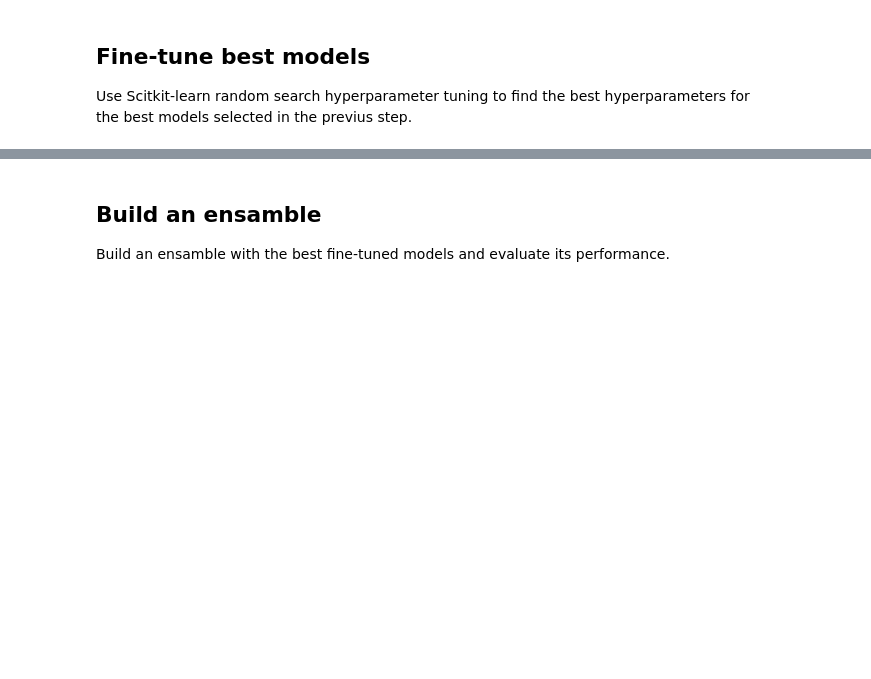
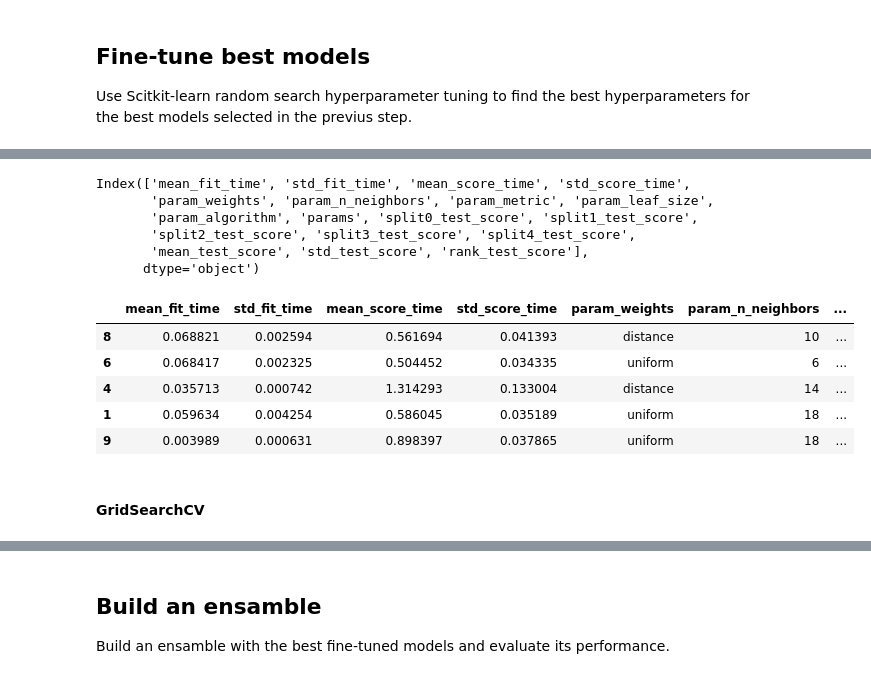
Before and after one commit to mikongame/California-Housing-Prices-Machine-Learning-Test-for-E-sports-Trading-SL, a Jupyter notebook: test_ml.ipynb, the cells around one changed output, grey strips where cells are left out. Saved outputs shown, nothing was run; the diff lists cells and outputs as text; code cells hidden in the pictures; blank space fills up the shorter version.

```diff
--- a/test_ml.ipynb
+++ b/test_ml.ipynb
@@ -509,0 +730,20 @@ Use Scitkit-learn random search hyperparameter tuning to find the best hyperpara
+# %%
+decision_tree = DecisionTreeRegressor(random_state = 42)
+
+max_depth = [int(x) for x in np.linspace(10, 110, num = 11)]
+max_depth.append(None)
+
+param_grid =  {'criterion': ['mse', 'mae', 'friedman_mse'],
+               'max_depth': max_depth,
+               'max_features': ['auto', 'sqrt', 'log2'],
+               'min_samples_leaf': np.arange(1,20),
+               'min_samples_split': np.arange(2,25),
+               }
+
+grid = GridSearchCV(decision_tree, param_grid, cv=3, scoring='r2', verbose=2, n_jobs=-1, refit=True)
+
+grid.fit(X_train, y_train)
+
+grid.best_estimator_
+
+print(grid.best_params_)
@@ -509,0 +758,21 @@ Use Scitkit-learn random search hyperparameter tuning to find the best hyperpara
+# %%
+kn_regressor = KNeighborsRegressor()
+
+n_neighbors = [int(x) for x in np.linspace(2, 20, num = 10)]
+
+leaf_size = [int(x) for x in np.linspace(10, 100, num = 10)]
+
+param_grid =  {'weights': ['uniform', 'distance'],
+               'n_neighbors': n_neighbors,
+               'algorithm': ['auto', 'ball_tree', 'kd_tree', 'brute'],
+               'metric' : ['euclidean', 'manhattan'],
+               'leaf_size': leaf_size,
+            }
+
+randomized = RandomizedSearchCV(kn_regressor, param_grid, cv=5, scoring='r2', verbose=2, n_jobs=-1, refit=True)
+
+randomized.fit(X_train, y_train)
+
+randomized.best_estimator_
+
+print(randomized.best_params_)
@@ -509,0 +785,22 @@ Use Scitkit-learn random search hyperparameter tuning to find the best hyperpara
+# %%
+randomized_KNR.columns
+# %% [output]
+Index(['mean_fit_time', 'std_fit_time', 'mean_score_time', 'std_score_time',
+       'param_weights', 'param_n_neighbors', 'param_metric', 'param_leaf_size',
+       'param_algorithm', 'params', 'split0_test_score', 'split1_test_score',
+       'split2_test_score', 'split3_test_score', 'split4_test_score',
+       'mean_test_score', 'std_test_score', 'rank_test_score'],
+      dtype='object')
+# %%
+randomized_KNR = pd.DataFrame(randomized.cv_results_)
+randomized_KNR.to_csv('data/output_csv/randomized_KNR.csv')
+randomized_KNR.sort_values(by='rank_test_score', axis=0).head()
+# %% [output]
+|  | mean_fit_time | std_fit_time | mean_score_time | std_score_time | param_weights | param_n_neighbors | ... |
+| 8 | 0.068821 | 0.002594 | 0.561694 | 0.041393 | distance | 10 | ... |
+| 6 | 0.068417 | 0.002325 | 0.504452 | 0.034335 | uniform | 6 | ... |
+| 4 | 0.035713 | 0.000742 | 1.314293 | 0.133004 | distance | 14 | ... |
+| 1 | 0.059634 | 0.004254 | 0.586045 | 0.035189 | uniform | 18 | ... |
+| 9 | 0.003989 | 0.000631 | 0.898397 | 0.037865 | uniform | 18 | ... |
+# %% [markdown]
+#### GridSearchCV
```
Also changed, not shown: parts of 47 cells of this notebook, 25 other files.
